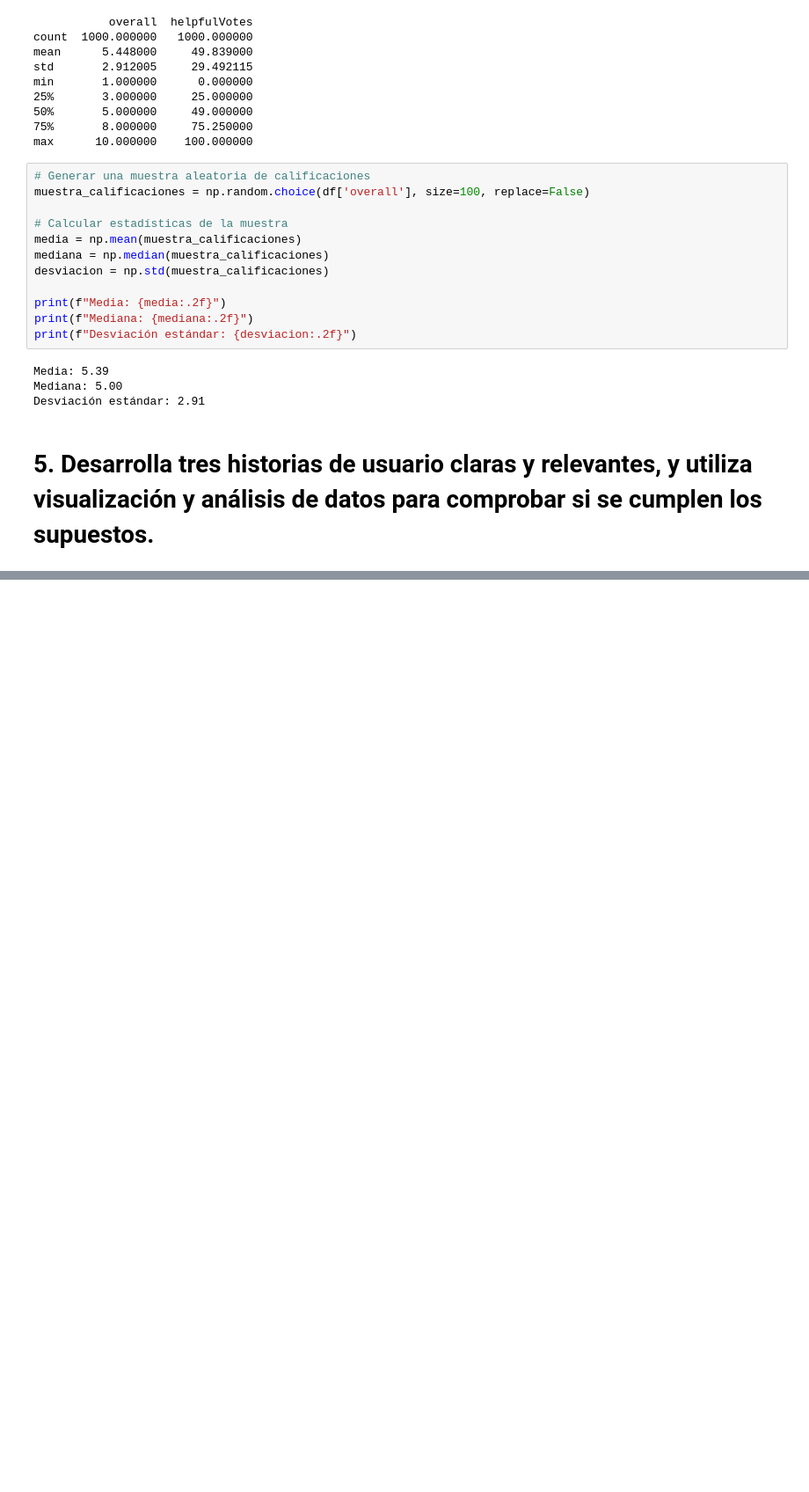
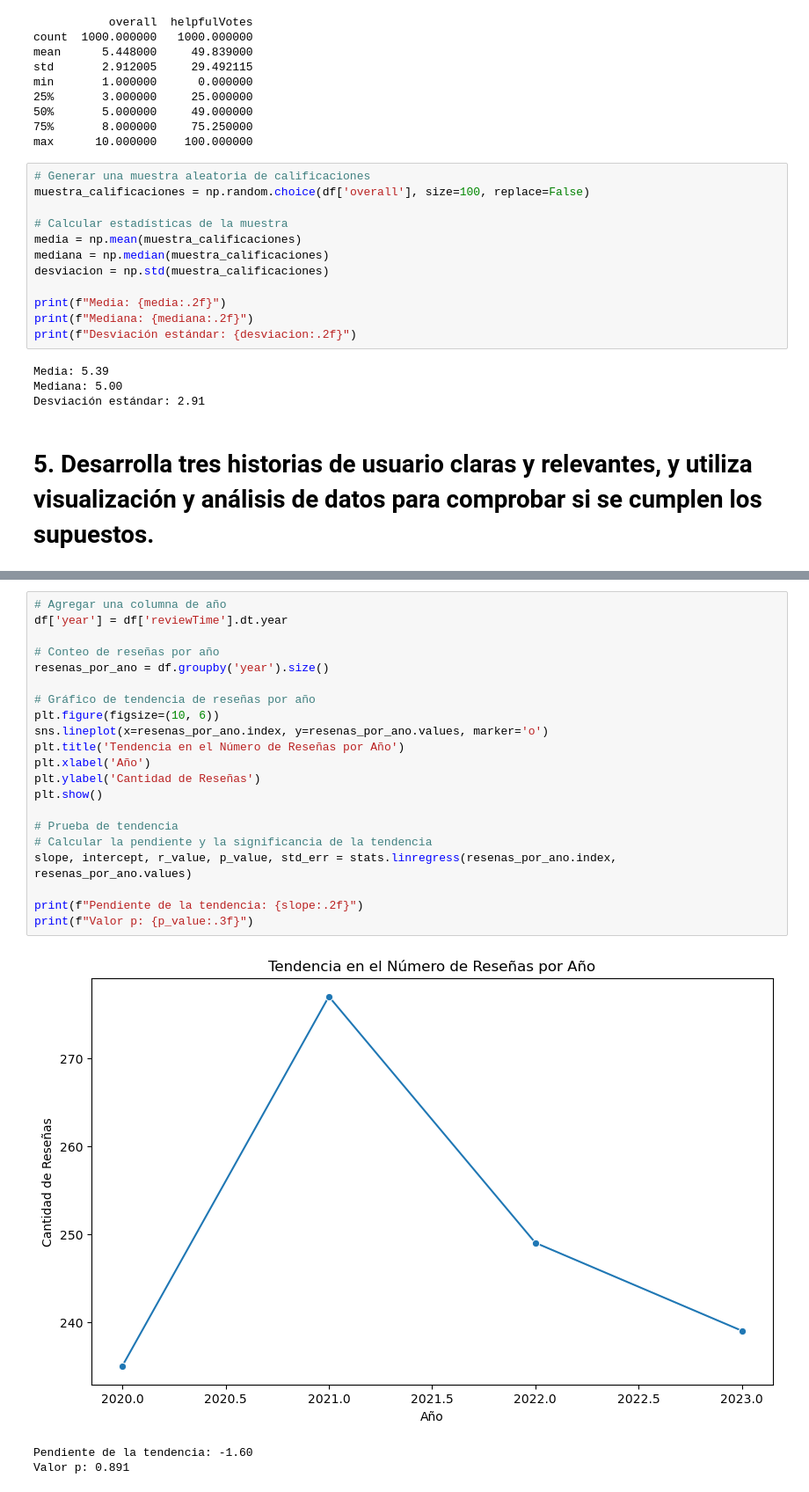
Before and after one commit to mkltc/RETO2, a Jupyter notebook: PIA/reto2_pia.ipynb, the cells around one changed output, grey strips where cells are left out. Shown at 88% size. Drawn from its saved outputs; the diff is of its cells as text; blank space fills up the shorter version.

```diff
--- a/PIA/reto2_pia.ipynb
+++ b/PIA/reto2_pia.ipynb
@@ -529,0 +584,25 @@ Desviación estándar: 2.91
+# %%
+# Agregar una columna de año
+df['year'] = df['reviewTime'].dt.year
+
+# Conteo de reseñas por año
+resenas_por_ano = df.groupby('year').size()
+
+# Gráfico de tendencia de reseñas por año
+plt.figure(figsize=(10, 6))
+sns.lineplot(x=resenas_por_ano.index, y=resenas_por_ano.values, marker='o')
+plt.title('Tendencia en el Número de Reseñas por Año')
+plt.xlabel('Año')
+plt.ylabel('Cantidad de Reseñas')
+plt.show()
+
+# Prueba de tendencia
+# Calcular la pendiente y la significancia de la tendencia
+slope, intercept, r_value, p_value, std_err = stats.linregress(resenas_por_ano.index, resenas_por_ano.values)
+
+print(f"Pendiente de la tendencia: {slope:.2f}")
+print(f"Valor p: {p_value:.3f}")
+# %% [output]
+[figure, added]
+Pendiente de la tendencia: -1.60
+Valor p: 0.891
```
Also changed, not shown: parts of 4 cells of this notebook.
